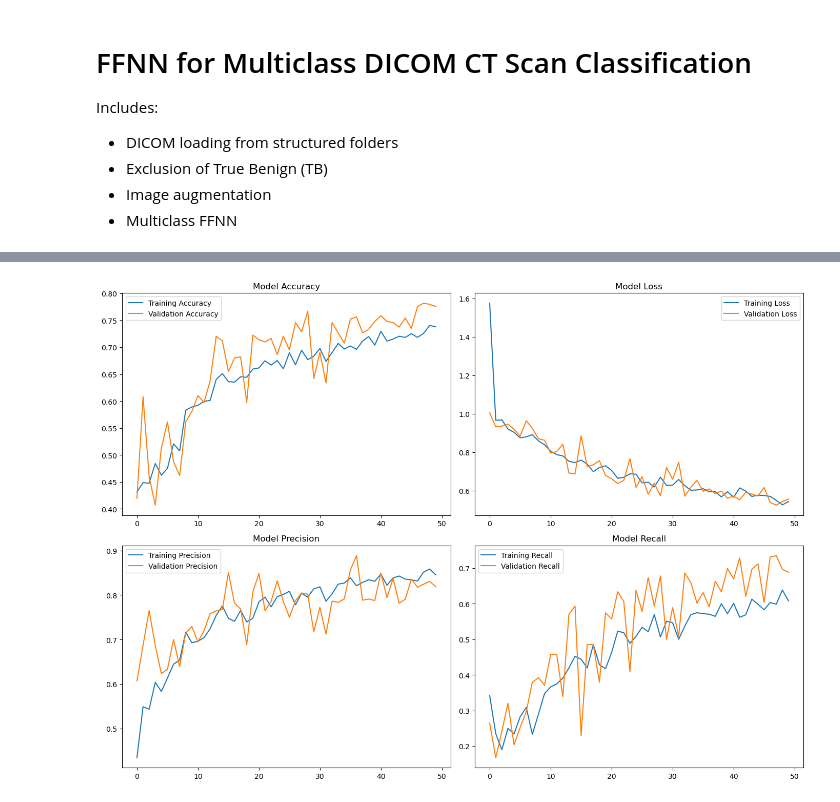
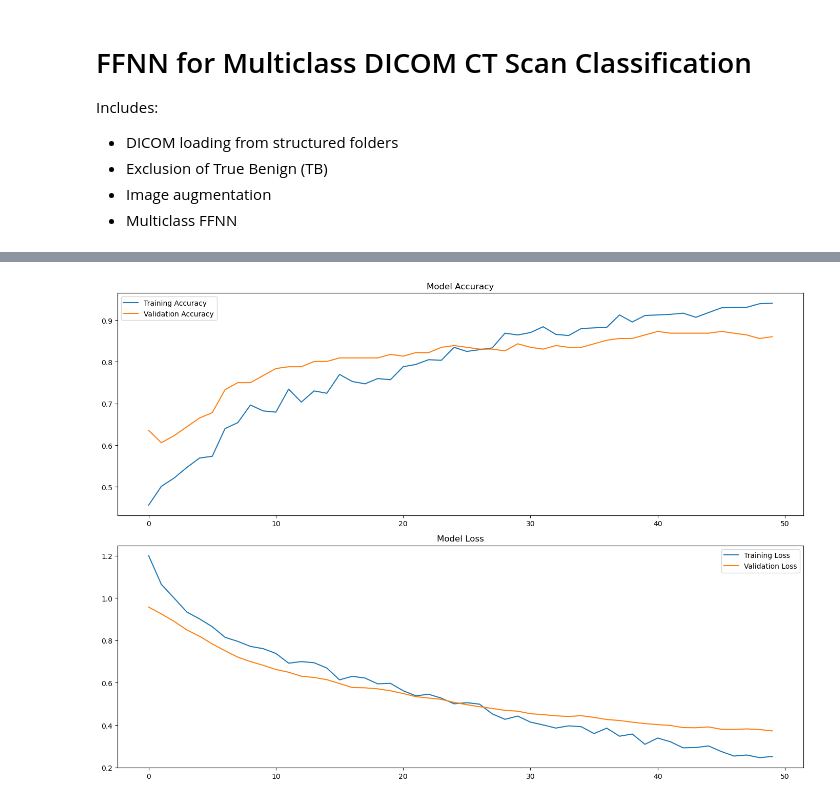
Before and after one commit to jtn50/lungdeepfake, a Jupyter notebook: FFNN_Model_1_GK.ipynb, the cells around one changed output, grey strips where cells are left out. Saved outputs shown, nothing was run; the diff lists cells and outputs as text; code cells hidden in the pictures.

Commit message:
Implement the new stuff to the FFNN model

```diff
--- a/FFNN_Model_1_GK.ipynb
+++ b/FFNN_Model_1_GK.ipynb
@@ -136,26 +608,24 @@ plt.show()
 # %%
 # Build FFNN
 model = models.Sequential()
-model.add(layers.Dense(256, activation='relu', input_shape=(X.shape[1],)))
-model.add(layers.Dropout(0.3))
+model.add(layers.Dense(256, activation='relu', input_shape=(X_flat.shape[1],)))
+model.add(layers.Dropout(0.5))
 model.add(layers.Dense(128, activation='relu'))
-model.add(layers.Dropout(0.3))
+model.add(layers.Dropout(0.5))
 model.add(layers.Dense(3, activation='softmax'))
 
 model.compile(
     optimizer=Adam(1e-4),
-    loss='categorical_crossentropy',
+    loss='sparse_categorical_crossentropy',
     metrics=[
         'accuracy',
-        Precision(name='precision'),
-        Recall(name='recall')
     ]
 )
 # %%
-# Train
+# Train the model
 history = model.fit(
-    X_train, y_train,
-    validation_data=(X_val, y_val),
+    X_train, Y_train,
+    validation_data=(X_val, Y_val),
     epochs=50,
     batch_size=32,
     class_weight=class_weight_dict
@@ -181,33 +651,22 @@ Epoch 50/50
 # %%
 # Plot training history
-fig, axs = plt.subplots(2, 2, figsize=(14, 10))
+fig, axs = plt.subplots(2, figsize=(14, 10))
 
 # Accuracy
-axs[0, 0].plot(history.history['accuracy'], label='Training Accuracy')
-axs[0, 0].plot(history.history['val_accuracy'], label='Validation Accuracy')
-axs[0, 0].set_title('Model Accuracy')
-axs[0, 0].legend()
+axs[0].plot(history.history['accuracy'], label='Training Accuracy')
+axs[0].plot(history.history['val_accuracy'], label='Validation Accuracy')
+axs[0].set_title('Model Accuracy')
+axs[0].legend()
 
 # Loss
-axs[0, 1].plot(history.history['loss'], label='Training Loss')
-axs[0, 1].plot(history.history['val_loss'], label='Validation Loss')
-axs[0, 1].set_title('Model Loss')
-axs[0, 1].legend()
+axs[1].plot(history.history['loss'], label='Training Loss')
+axs[1].plot(history.history['val_loss'], label='Validation Loss')
+axs[1].set_title('Model Loss')
+axs[1].legend()
 
-# Precision
-axs[1, 0].plot(history.history['precision'], label='Training Precision')
-axs[1, 0].plot(history.history['val_precision'], label='Validation Precision')
-axs[1, 0].set_title('Model Precision')
-axs[1, 0].legend()
-
-# Recall
-axs[1, 1].plot(history.history['recall'], label='Training Recall')
-axs[1, 1].plot(history.history['val_recall'], label='Validation Recall')
-axs[1, 1].set_title('Model Recall')
-axs[1, 1].legend()
 
 plt.tight_layout()
 plt.show()
 # %% [output]
-[figure, old version]
+[figure, new version]
 # %%
```
Also changed, not shown: parts of 18 cells of this notebook.
